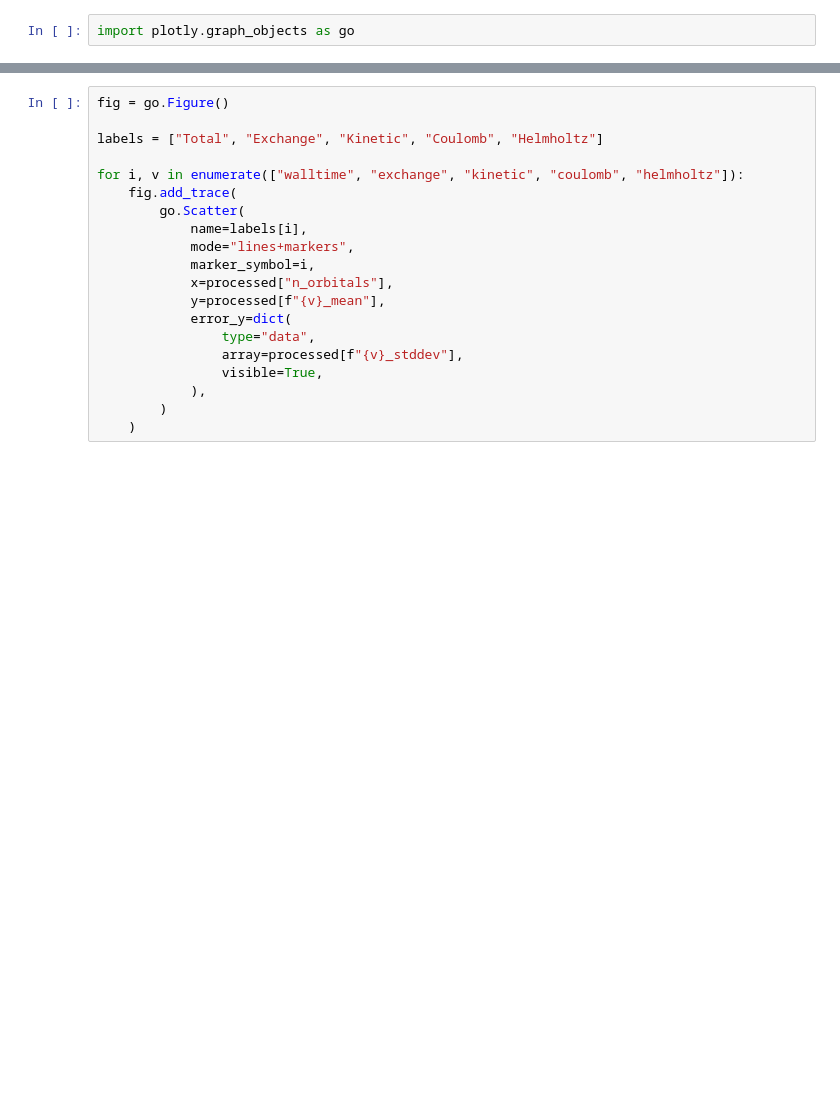
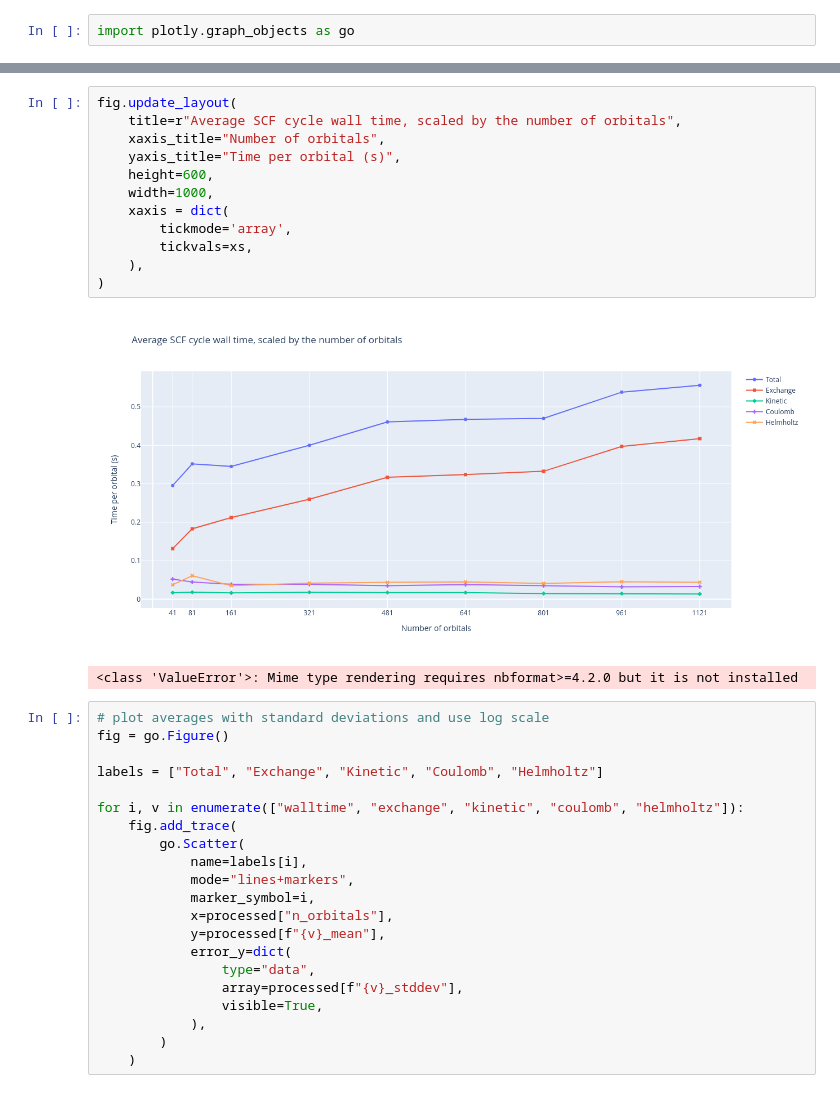
Before and after one commit to robertodr/jupyterlite, a Jupyter notebook: content/parallel_mw/plots.ipynb, the cells around one changed output, grey strips where cells are left out. Cells and saved outputs as stored; diff of their text form; blank space fills up the shorter version.

```diff
--- a/content/parallel_mw/plots.ipynb
+++ b/content/parallel_mw/plots.ipynb
@@ -262,4 +281,20 @@ import plotly.graph_objects as go
+# %%
+fig.update_layout(
+    title=r"Average SCF cycle wall time, scaled by the number of orbitals",
+    xaxis_title="Number of orbitals",
+    yaxis_title="Time per orbital (s)",
+    height=600,
+    width=1000,
+    xaxis = dict(
+        tickmode='array',
+        tickvals=xs,
+    ),
+)
+# %% [output]
+[figure, added]
+<class 'ValueError'>: Mime type rendering requires nbformat>=4.2.0 but it is not installed
 # %%
+# plot averages with standard deviations and use log scale
 fig = go.Figure()
 
 labels = ["Total", "Exchange", "Kinetic", "Coulomb", "Helmholtz"]
```
Also changed, not shown: parts of 4 cells of this notebook.
